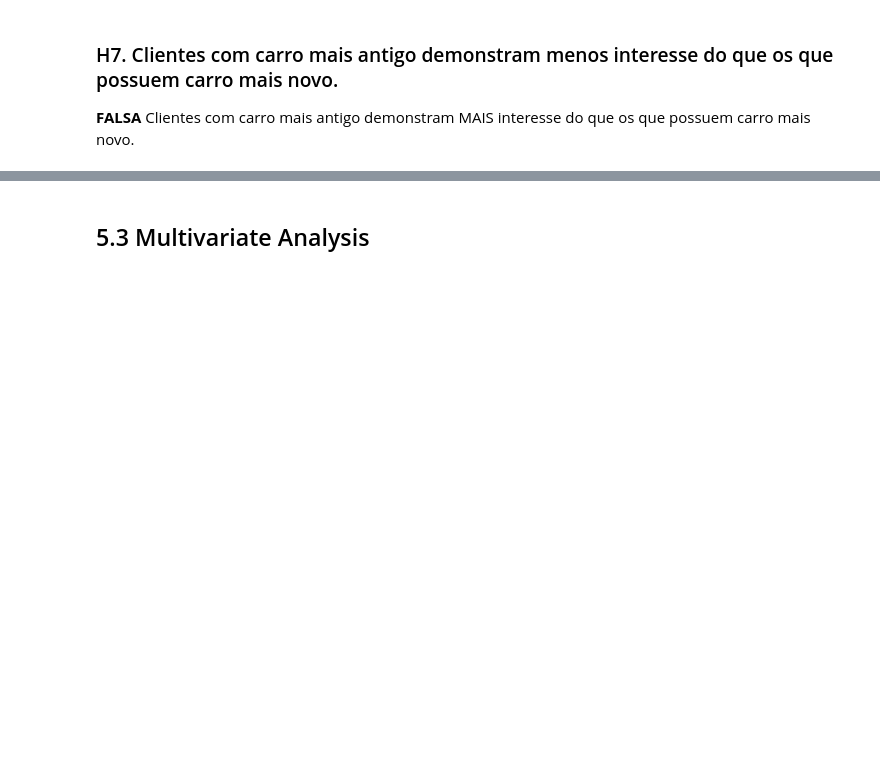
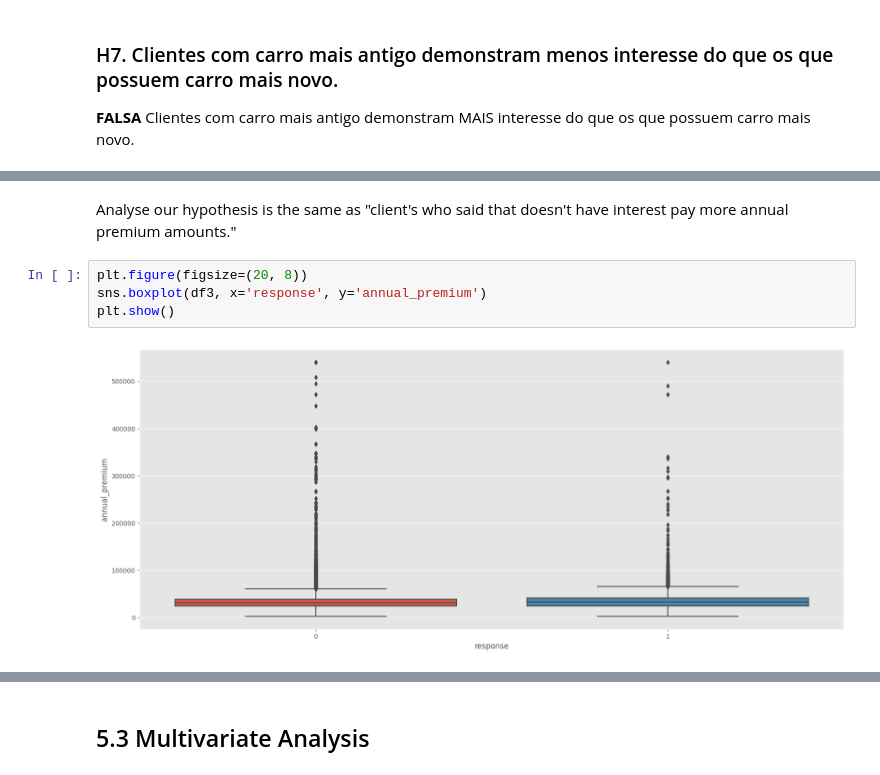
Before and after one commit to AllanCasado/health-insurance-cross-sell, a Jupyter notebook: notebooks/health_insurance_cross_sell.ipynb, the cells around one changed output, grey strips where cells are left out. Cells and saved outputs as stored; diff of their text form; blank space fills up the shorter version.

Commit message:
hypothesis 9 done

```diff
--- a/notebooks/health_insurance_cross_sell.ipynb
+++ b/notebooks/health_insurance_cross_sell.ipynb
@@ -865,0 +866,8 @@ Cramer'v:  0.35439200710199065
+# %% [markdown]
+Analyse our hypothesis is the same as "client's who said that doesn't have interest pay more annual premium amounts."
+# %%
+plt.figure(figsize=(20, 8))
+sns.boxplot(df3, x='response', y='annual_premium')
+plt.show()
+# %% [output]
+[figure, added]
```
Also changed, not shown: parts of 33 cells of this notebook.
